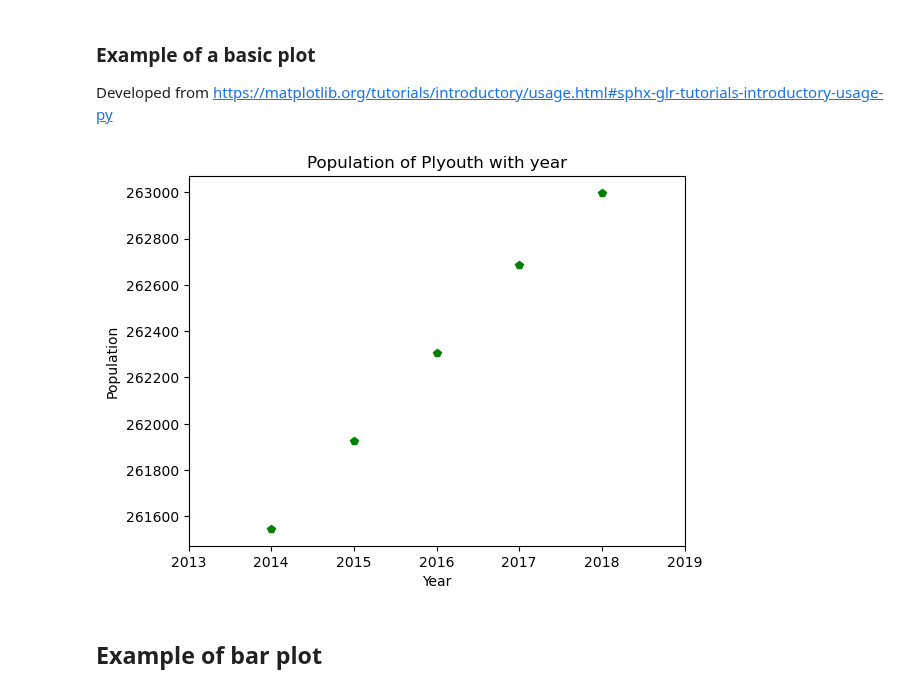
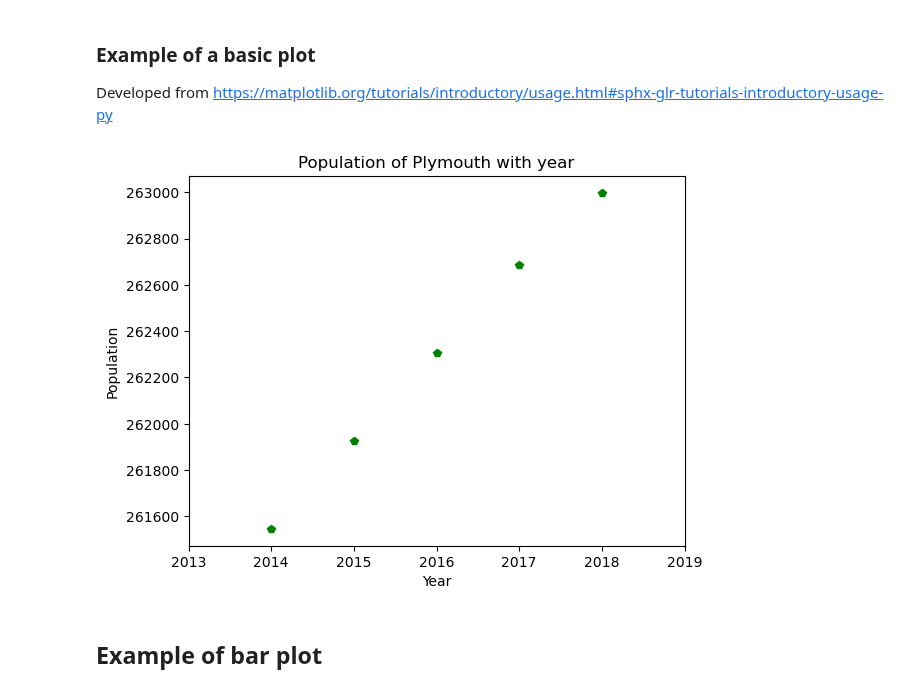
Before and after one commit to cmcneile/COMP5000-2026-lectures-, a Jupyter notebook: Lecture2_examples.ipynb, the cells around one changed output. Cells and saved outputs as stored; diff of their text form; code cells hidden in the pictures.

```diff
--- a/Lecture2_examples.ipynb
+++ b/Lecture2_examples.ipynb
@@ -178,15 +181,15 @@ https://matplotlib.org/tutorials/introductory/usage.html#sphx-glr-tutorials-intr
 # %%
 import matplotlib.pyplot as plt
 year = [ 2014, 2015, 2016, 2017, 2018]
 population = [261546, 261926, 262306, 262685, 262997 ]
 plt.plot(year, population, "gp")  # ro means red circular plotting symbol
-plt.title("Population of Plyouth with year")
+plt.title("Population of Plymouth with year")
 plt.xlabel('Year')
 plt.ylabel('Population')
 plt.xlim(2013, 2019)
 plt.show()
 # %% [output]
-[figure, old version]
+[figure, new version]
 # %% [markdown]
 ## Example of bar plot
 # %%
```
Also changed, not shown: parts of 7 cells of this notebook.
